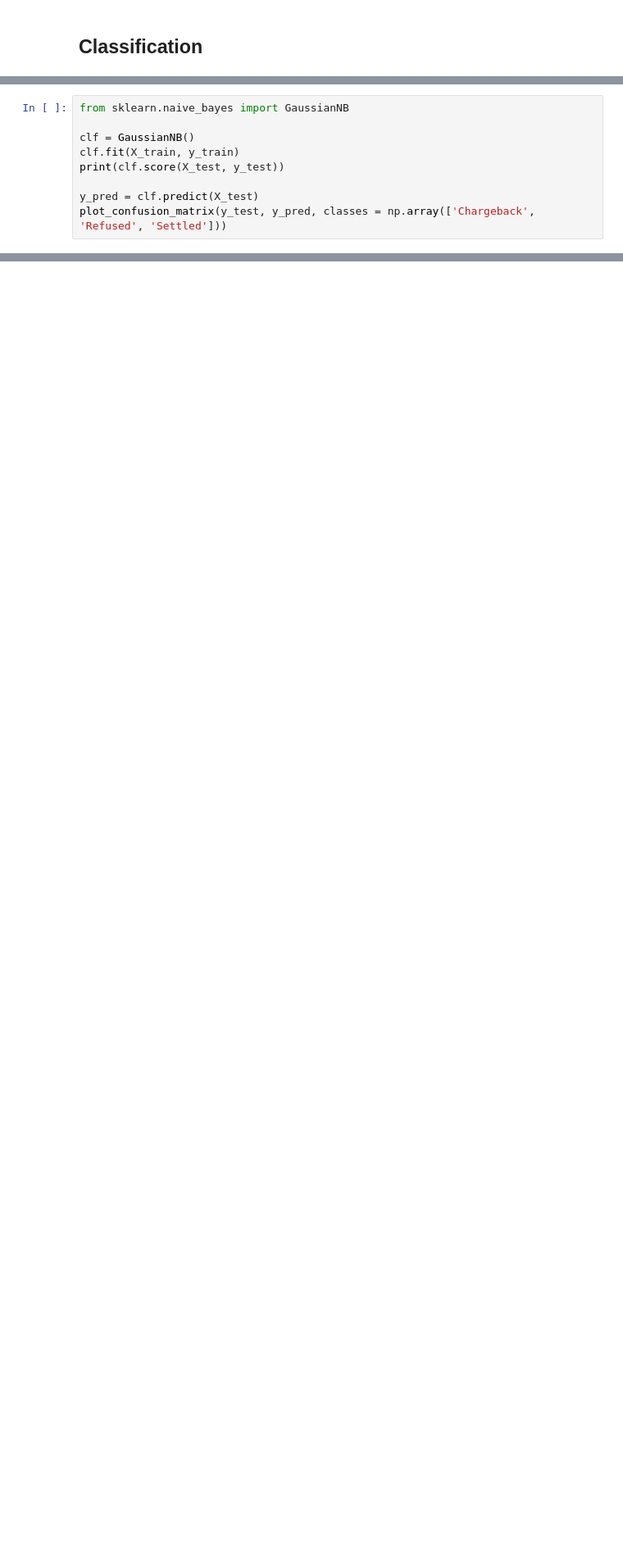
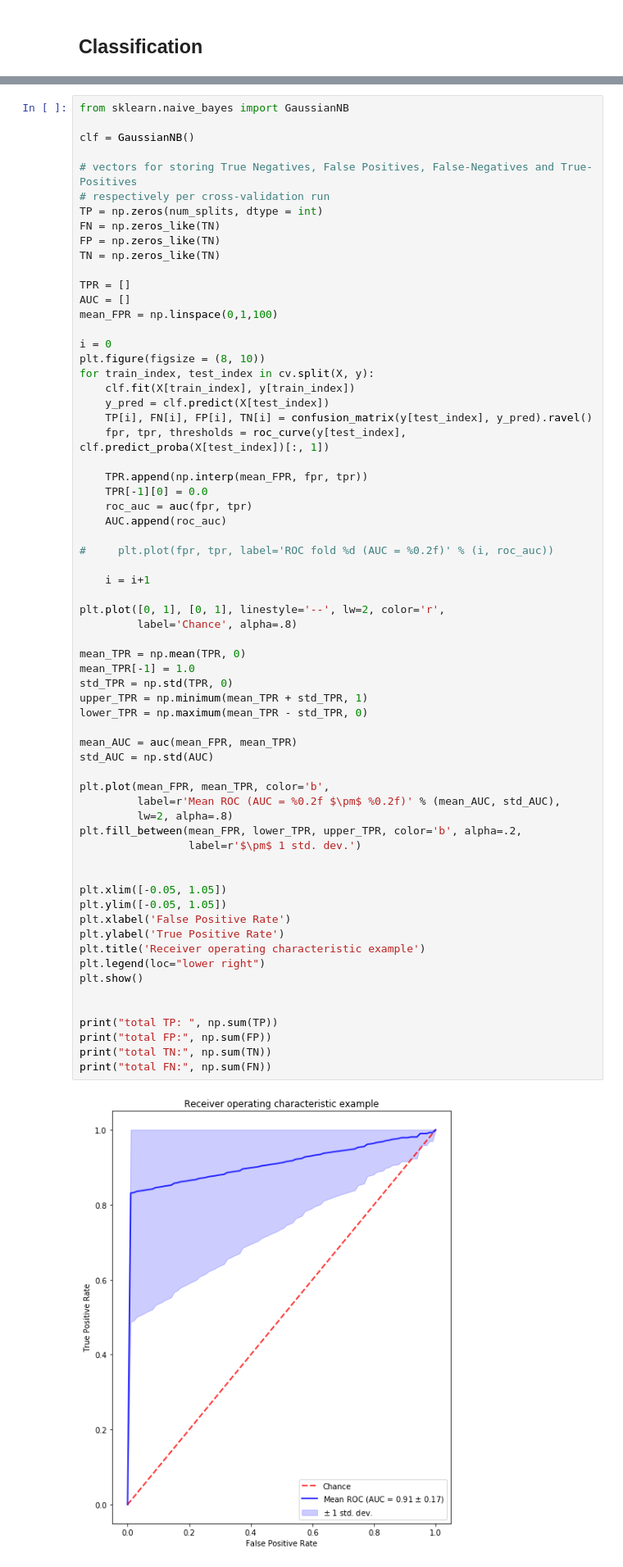
Before and after one commit to giannislelekas/CS4035, a Jupyter notebook: lab1/Lab1.ipynb, the cells around one changed output, grey strips where cells are left out. Shown at 82% size. Cells and saved outputs as stored; diff of their text form; blank space fills up the shorter version.

Commit message:
ROC curves added; check again that everything is ok

```diff
--- a/lab1/Lab1.ipynb
+++ b/lab1/Lab1.ipynb
@@ -170,9 +177,0 @@ print(X_test.shape)
-# %%
-from sklearn.naive_bayes import GaussianNB
-
-clf = GaussianNB()
-clf.fit(X_train, y_train)
-print(clf.score(X_test, y_test))
-
-y_pred = clf.predict(X_test)
-plot_confusion_matrix(y_test, y_pred, classes = np.array(['Chargeback', 'Refused', 'Settled']))
@@ -186,0 +234,67 @@ Confusion matrix, without normalization
+# %%
+from sklearn.naive_bayes import GaussianNB
+
+clf = GaussianNB()
+
+# vectors for storing True Negatives, False Positives, False-Negatives and True-Positives
+# respectively per cross-validation run
+TP = np.zeros(num_splits, dtype = int)
+FN = np.zeros_like(TN)
+FP = np.zeros_like(TN)
+TN = np.zeros_like(TN)
+
+TPR = []
+AUC = []
+mean_FPR = np.linspace(0,1,100)
+
+i = 0
+plt.figure(figsize = (8, 10))
+for train_index, test_index in cv.split(X, y):
+    clf.fit(X[train_index], y[train_index])
+    y_pred = clf.predict(X[test_index])
+    TP[i], FN[i], FP[i], TN[i] = confusion_matrix(y[test_index], y_pred).ravel()
+    fpr, tpr, thresholds = roc_curve(y[test_index], clf.predict_proba(X[test_index])[:, 1])
+
+    TPR.append(np.interp(mean_FPR, fpr, tpr))
+    TPR[-1][0] = 0.0
+    roc_auc = auc(fpr, tpr)
+    AUC.append(roc_auc)
+
+#     plt.plot(fpr, tpr, label='ROC fold %d (AUC = %0.2f)' % (i, roc_auc))
+
+    i = i+1
+
+plt.plot([0, 1], [0, 1], linestyle='--', lw=2, color='r',
+         label='Chance', alpha=.8)
+
+mean_TPR = np.mean(TPR, 0)
+mean_TPR[-1] = 1.0
+std_TPR = np.std(TPR, 0)
+upper_TPR = np.minimum(mean_TPR + std_TPR, 1)
+lower_TPR = np.maximum(mean_TPR - std_TPR, 0)
+
+mean_AUC = auc(mean_FPR, mean_TPR)
+std_AUC = np.std(AUC)
+
+plt.plot(mean_FPR, mean_TPR, color='b',
+         label=r'Mean ROC (AUC = %0.2f $\pm$ %0.2f)' % (mean_AUC, std_AUC),
+         lw=2, alpha=.8)
+plt.fill_between(mean_FPR, lower_TPR, upper_TPR, color='b', alpha=.2,
+                 label=r'$\pm$ 1 std. dev.')
+
+
+plt.xlim([-0.05, 1.05])
+plt.ylim([-0.05, 1.05])
+plt.xlabel('False Positive Rate')
+plt.ylabel('True Positive Rate')
+plt.title('Receiver operating characteristic example')
+plt.legend(loc="lower right")
+plt.show()
+
+
+print("total TP: ", np.sum(TP))
+print("total FP:", np.sum(FP))
+print("total TN:", np.sum(TN))
+print("total FN:", np.sum(FN))
+# %% [output]
+[figure, added]
```
Also changed, not shown: parts of 7 cells of this notebook.
